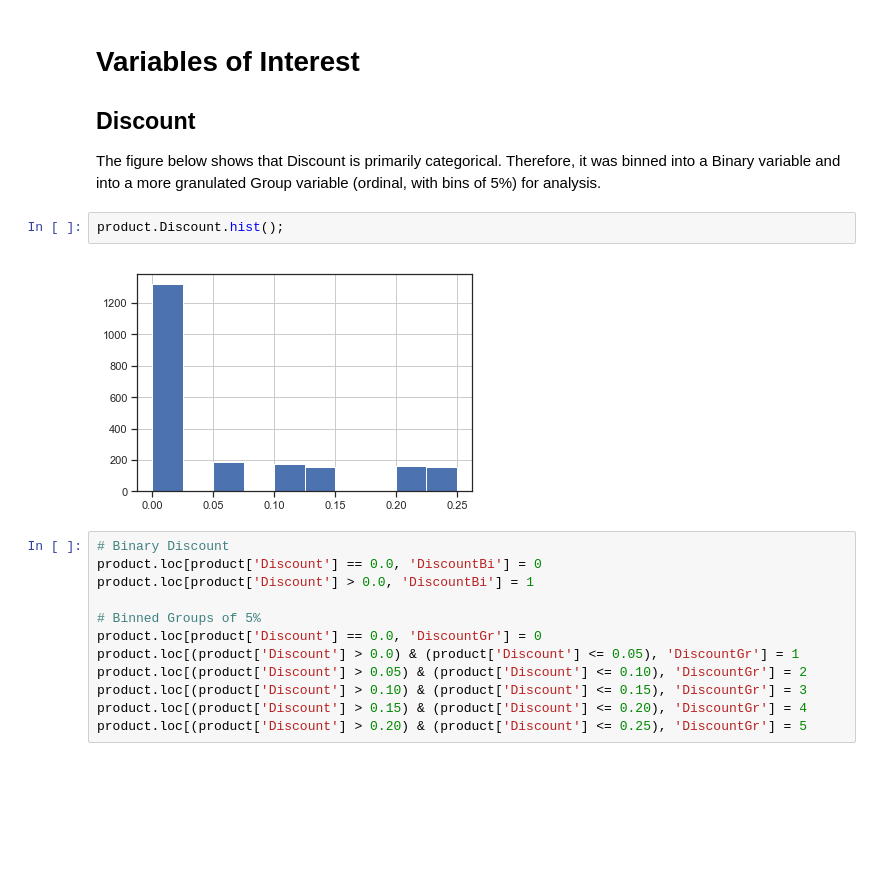
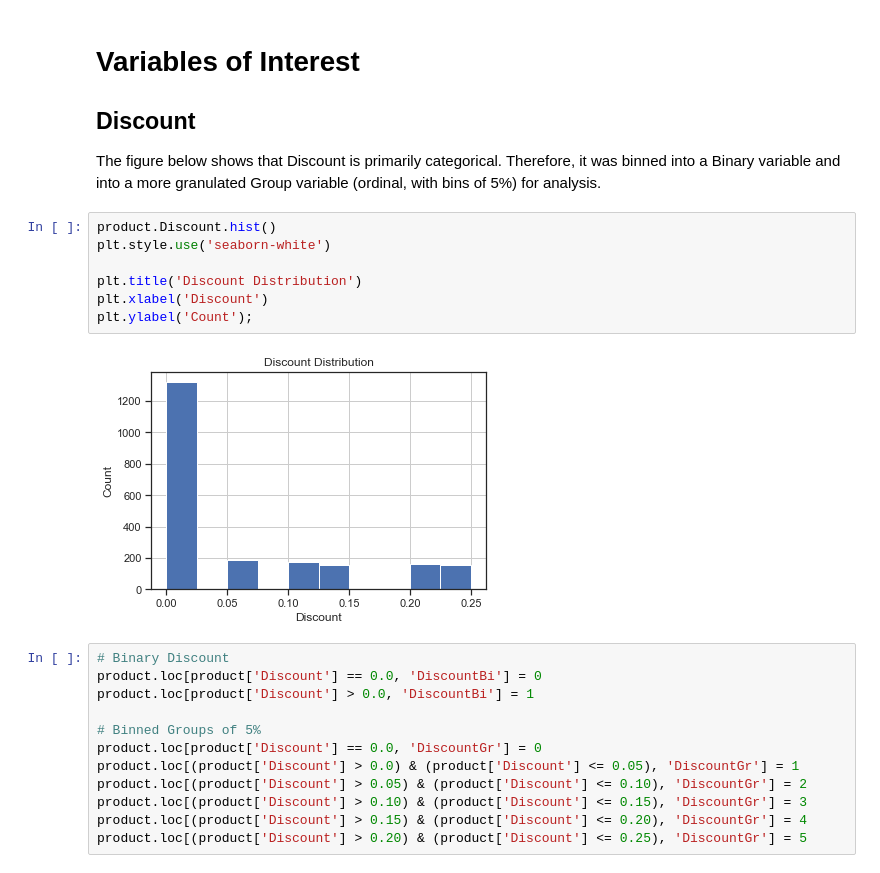
Before and after one commit to DanyalAndriano/dsc-2-final-project-online-ds-ft-100118, a Jupyter notebook: Northwind_Project_Final_Project_Notebook.ipynb, the cells around one changed output. Drawn from its saved outputs; the diff is of its cells as text; blank space fills up the shorter version.

```diff
--- a/Northwind_Project_Final_Project_Notebook.ipynb
+++ b/Northwind_Project_Final_Project_Notebook.ipynb
@@ -147,10 +147,15 @@ product.head()
 ## Discount
 
 The figure below shows that Discount is primarily categorical. Therefore, it was binned into a Binary variable and into a more granulated Group variable (ordinal, with bins of 5%) for analysis.
-# %%
-product.Discount.hist();
-# %% [output]
-[figure, removed]
+# %%
+product.Discount.hist()
+plt.style.use('seaborn-white')
+
+plt.title('Discount Distribution')
+plt.xlabel('Discount')
+plt.ylabel('Count');
+# %% [output]
+[figure, added]
 # %%
 # Binary Discount
 product.loc[product['Discount'] == 0.0, 'DiscountBi'] = 0
```
Also changed, not shown: parts of 13 cells of this notebook, 7 other files.
